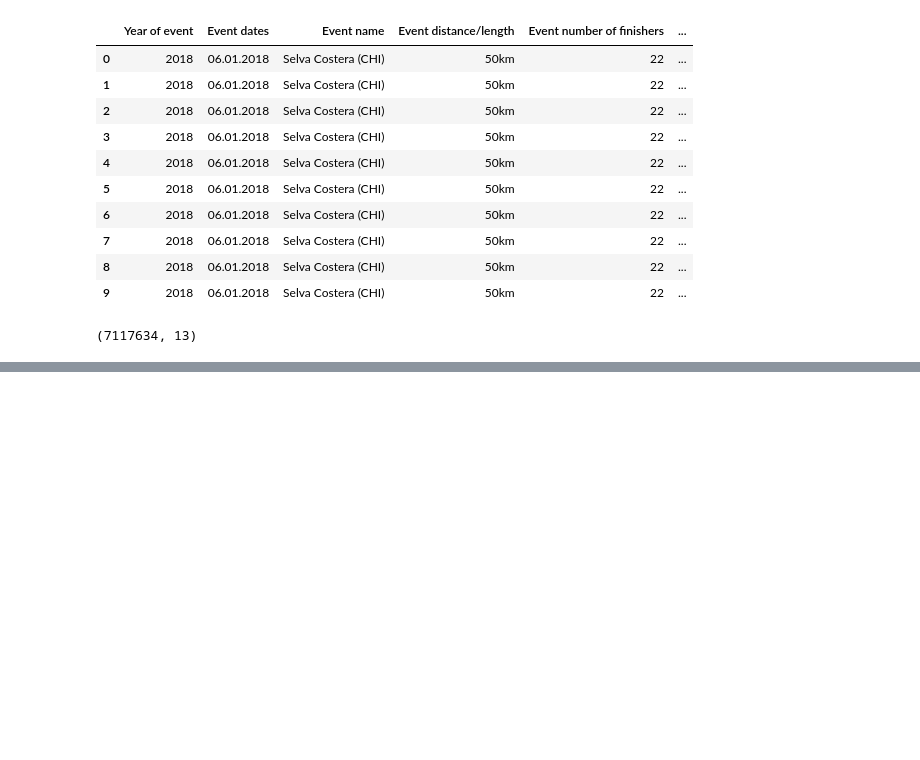
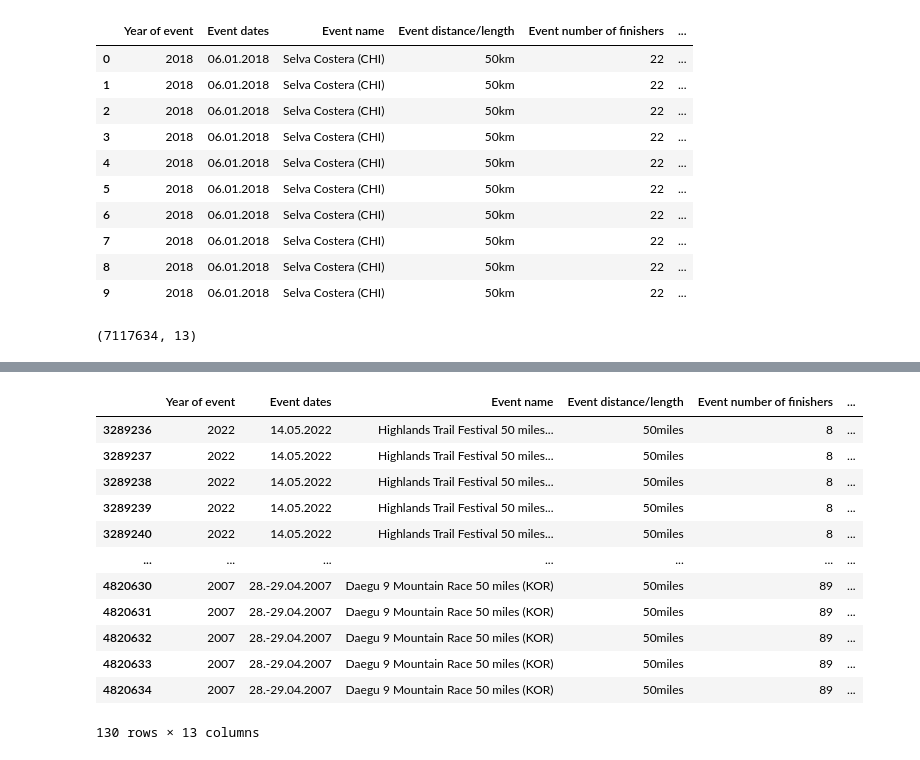
Before and after one commit to EroshBc/data_analysis_Python, a Jupyter notebook: Data Analysis.ipynb, the cells around one changed output, grey strips where cells are left out. Drawn from its saved outputs; the diff is of its cells as text; code cells hidden in the pictures; blank space fills up the shorter version.

```diff
--- a/Data Analysis.ipynb
+++ b/Data Analysis.ipynb
@@ -30,0 +52,16 @@ df.shape
+# %%
+df[df['Event distance/length'] == '50miles']
+# %% [output]
+|  | Year of event | Event dates | Event name | Event distance/length | Event number of finishers | ... |
+| 3289236 | 2022 | 14.05.2022 | Highlands Trail Festival 50 miles... | 50miles | 8 | ... |
+| 3289237 | 2022 | 14.05.2022 | Highlands Trail Festival 50 miles... | 50miles | 8 | ... |
+| 3289238 | 2022 | 14.05.2022 | Highlands Trail Festival 50 miles... | 50miles | 8 | ... |
+| 3289239 | 2022 | 14.05.2022 | Highlands Trail Festival 50 miles... | 50miles | 8 | ... |
+| 3289240 | 2022 | 14.05.2022 | Highlands Trail Festival 50 miles... | 50miles | 8 | ... |
+| ... | ... | ... | ... | ... | ... | ... |
+| 4820630 | 2007 | 28.-29.04.2007 | Daegu 9 Mountain Race 50 miles (KOR) | 50miles | 89 | ... |
+| 4820631 | 2007 | 28.-29.04.2007 | Daegu 9 Mountain Race 50 miles (KOR) | 50miles | 89 | ... |
+| 4820632 | 2007 | 28.-29.04.2007 | Daegu 9 Mountain Race 50 miles (KOR) | 50miles | 89 | ... |
+| 4820633 | 2007 | 28.-29.04.2007 | Daegu 9 Mountain Race 50 miles (KOR) | 50miles | 89 | ... |
+| 4820634 | 2007 | 28.-29.04.2007 | Daegu 9 Mountain Race 50 miles (KOR) | 50miles | 89 | ... |
+130 rows × 13 columns
```
Also changed, not shown: parts of 9 cells of this notebook.
